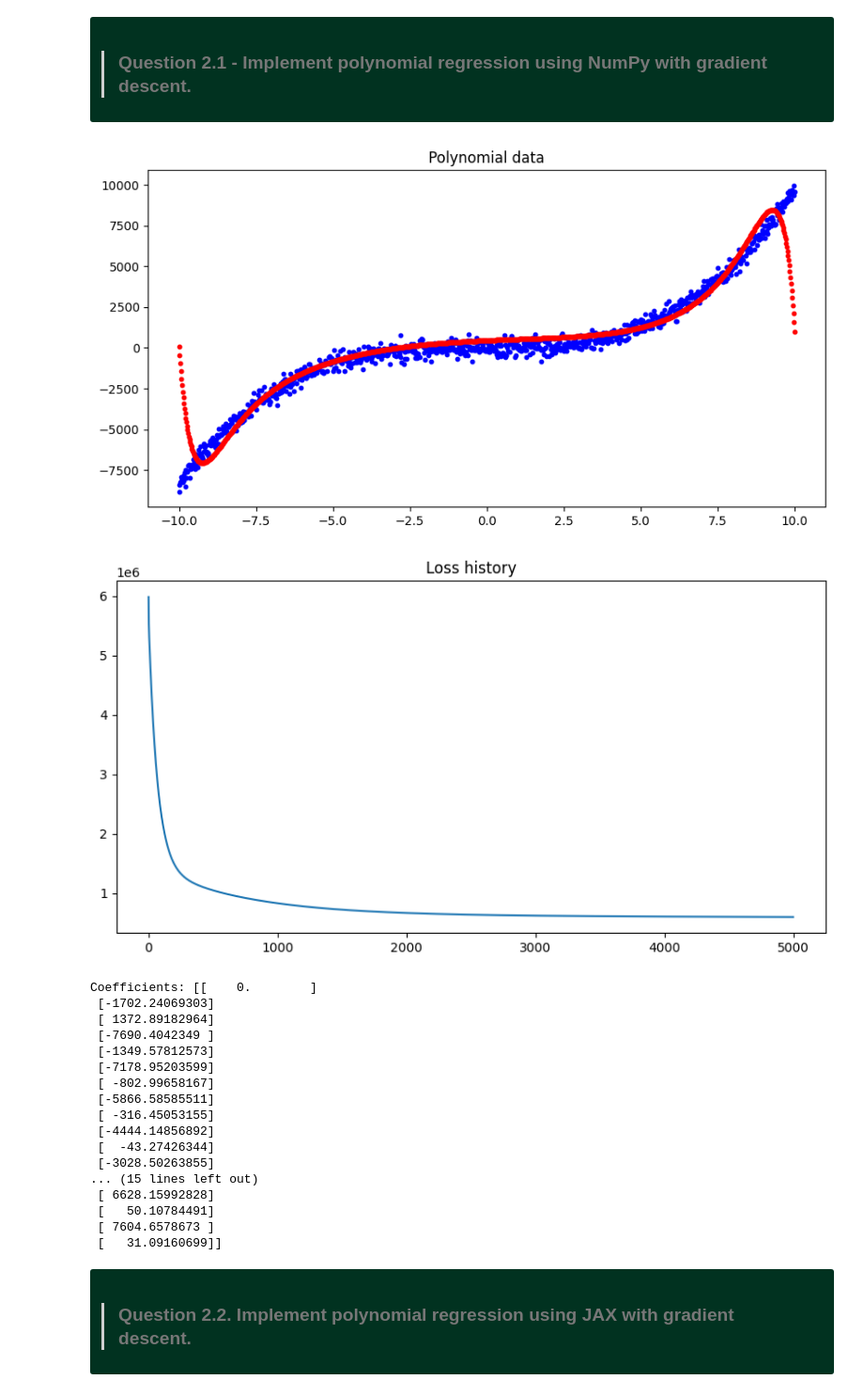
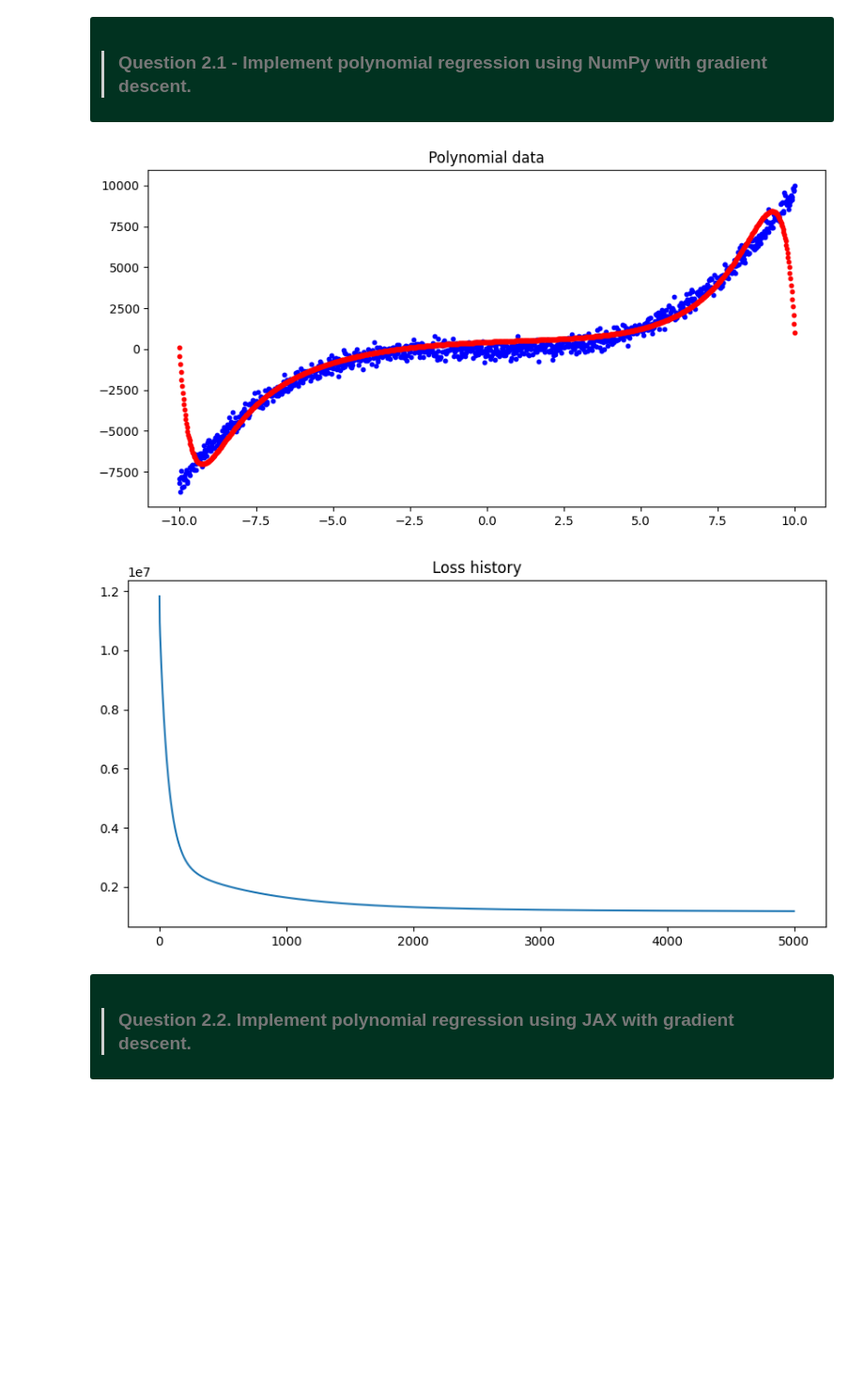
Before and after one commit to kjle/ATIAM-Promo-2025, a Jupyter notebook: ATIAM-IM-ML-main/01a_machine_learning.ipynb, the cells around one changed output. Shown at 94% size. Cells and saved outputs as stored; diff of their text form; code cells hidden in the pictures; blank space fills up the shorter version.

```diff
--- a/ATIAM-IM-ML-main/01a_machine_learning.ipynb
+++ b/ATIAM-IM-ML-main/01a_machine_learning.ipynb
@@ -889,74 +880,34 @@ plt.show()
 # %%
 def polynomial_features(X, degree):
     X = X.flatten()
     X_poly = np.ones((X.shape[0], degree + 1))
     for i in range(1, degree + 1):
         X_poly[:, i] = X ** i
     return X_poly
 
 # Feature scaling
 def minmax_scale(X):
     min_X = np.min(X, axis=0)
     max_X = np.max(X, axis=0)
     range = min_X - max_X
     range[range == 0] = 1e-10
     X_scaled = (X - min_X) / range
     return X_scaled
 
 def gradient_descent(X, y, W, lr=0.01, n_iter=1000):
-    """Perform gradient descent to optimize theta parameters."""
     m = len(y)
     loss_history = []
     for i in range(n_iter):
         y_pred = np.dot(X, W)
         dW = np.dot(X.T, (y_pred - y)) / m
         W -= lr * dW
-        loss = np.sum((y_pred - y) ** 2) / (2 * m)
-        # J = (1 / (2 * m)) * np.sum(np.square(y_hat - y))
+        loss = np.sum((y_pred - y) ** 2) / m
         loss_history.append(loss)
 
     return W, loss_history
-
-degree = 30
-X_train = polynomial_features(X, degree)
-X_train_scaled = minmax_scale(X_train)
-
-W_hat = np.zeros((degree + 1, 1))
-W_hat, loss_history = gradient_descent(X_train_scaled, y, W_hat, lr=0.1, n_iter=5000)
-y_pred = np.dot(X_train_scaled, W_hat)
-
-# Plot the data
-fig, ax = plt.subplots(1, 1, figsize=(10, 5))
-ax.scatter(X, y, label="Data", color="blue", s=10)
-ax.scatter(X, y_pred, label="Prediction", color="red", s=10)
-ax.set_title("Polynomial data")
-
-fig, ax = plt.subplots(1, 1, figsize=(10, 5))
-ax.plot(loss_history)
-ax.set_title("Loss history")
-plt.show()
-
-print(f"Coefficients: {W_hat}")
 # %% [output]
-[figure, old version]
+[figure, new version]
-[figure, old version]
+[figure, new version]
-Coefficients: [[    0.        ]
- [-1702.24069303]
- [ 1372.89182964]
- [-7690.4042349 ]
- [-1349.57812573]
- [-7178.95203599]
- [ -802.99658167]
- [-5866.58585511]
- [ -316.45053155]
- [-4444.14856892]
- [  -43.27426344]
- [-3028.50263855]
-... (15 lines left out)
- [ 6628.15992828]
- [   50.10784491]
- [ 7604.6578673 ]
- [   31.09160699]]
 # %% [markdown]
 <div class="alert alert-success" markdown="1" style="color:white; background-color: #013220; border-color: #03C03C">
 
```
Also changed, not shown: parts of 22 cells of this notebook.
